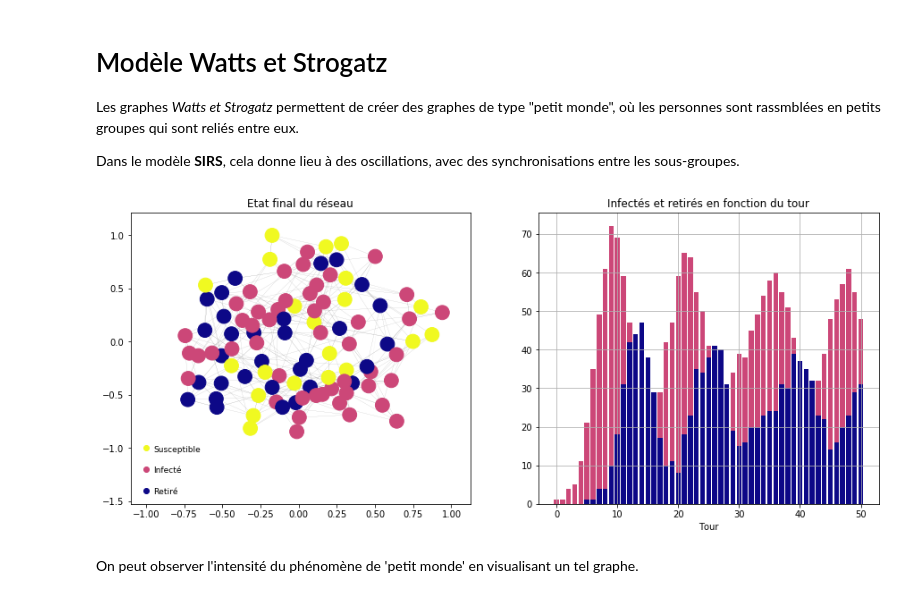
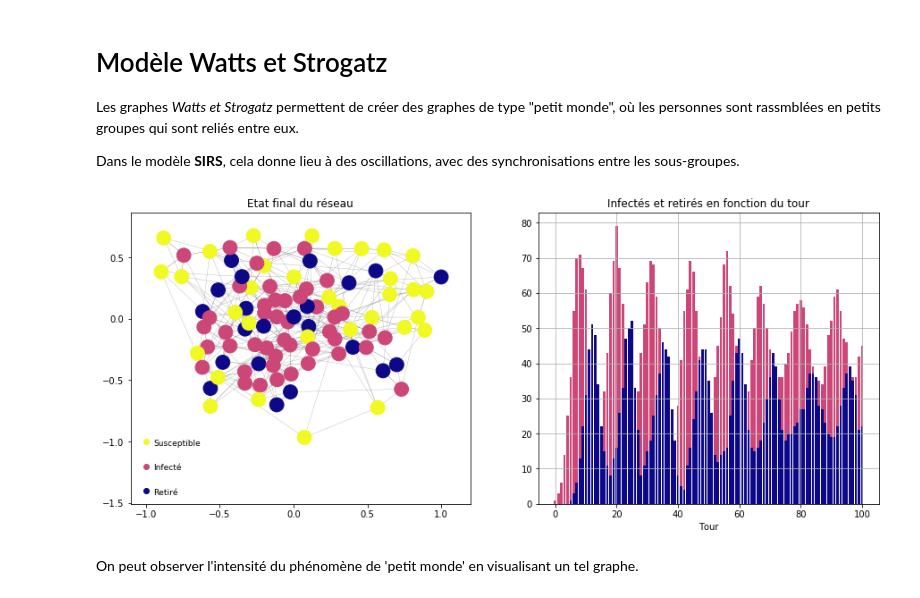
Before and after one commit to farid-fari/epidemics, a Jupyter notebook: epidemics/Exemples.ipynb, the cells around one changed output. Cells and saved outputs as stored; diff of their text form; code cells hidden in the pictures.

Commit message:
mises à jour de l'exemple et des traits de graphes

```diff
--- a/epidemics/Exemples.ipynb
+++ b/epidemics/Exemples.ipynb
@@ -66,10 +66,10 @@ Les graphes *Watts et Strogatz* permettent de créer des graphes de type "petit
 Dans le modèle **SIRS**, cela donne lieu à des oscillations, avec des synchronisations entre les sous-groupes.
 # %%
 import networkx as nx
-g = nx.watts_strogatz_graph(100, 6, 0.3)
-sirs.plot(graph=g, p=0.2, turns=50)
+g = nx.watts_strogatz_graph(100, 6, 0.5)
+sirs.plot(graph=g, p=0.2, turns=100)
 # %% [output]
-[figure, old version]
+[figure, new version]
 # %% [markdown]
 On peut observer l'intensité du phénomène de 'petit monde' en visualisant un tel graphe.
 # %%
```
Also changed, not shown: parts of 10 cells of this notebook, 4 other files.
